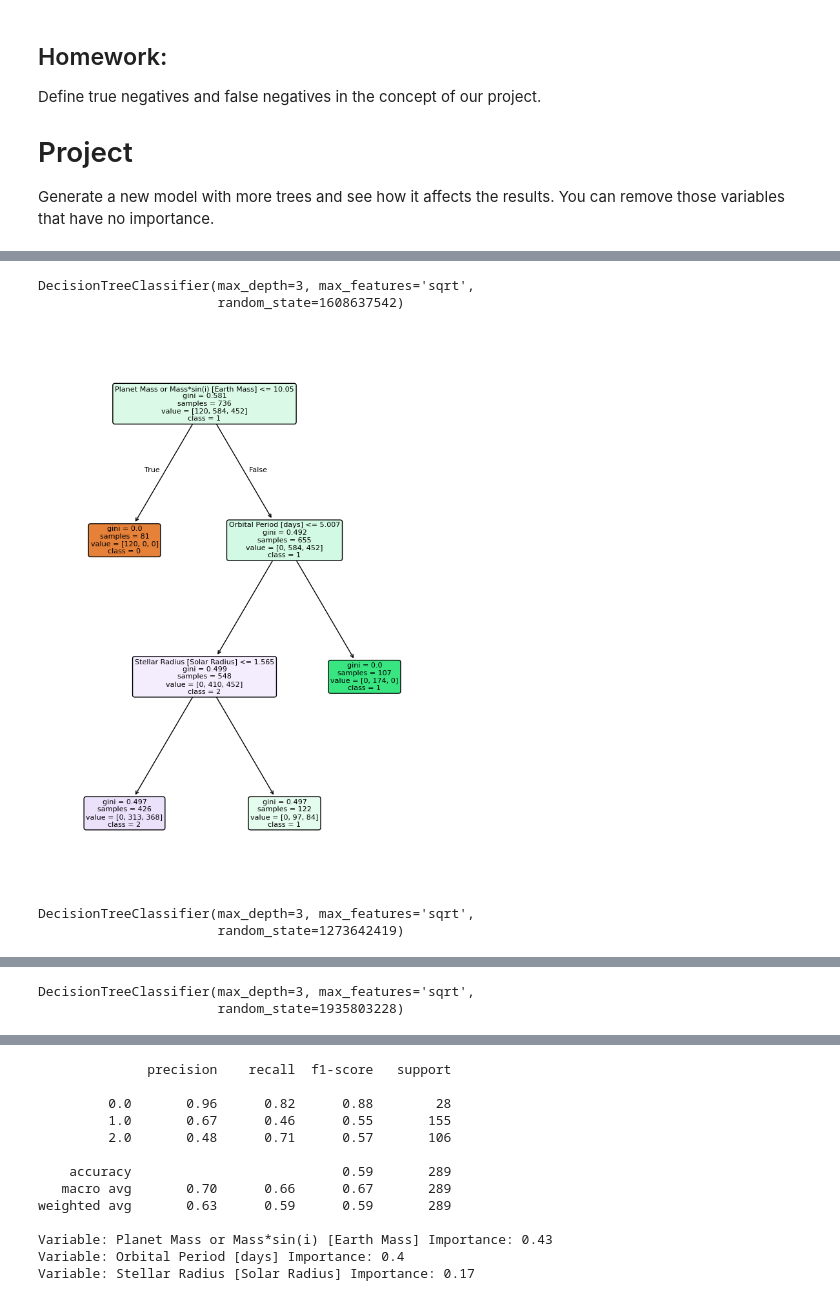
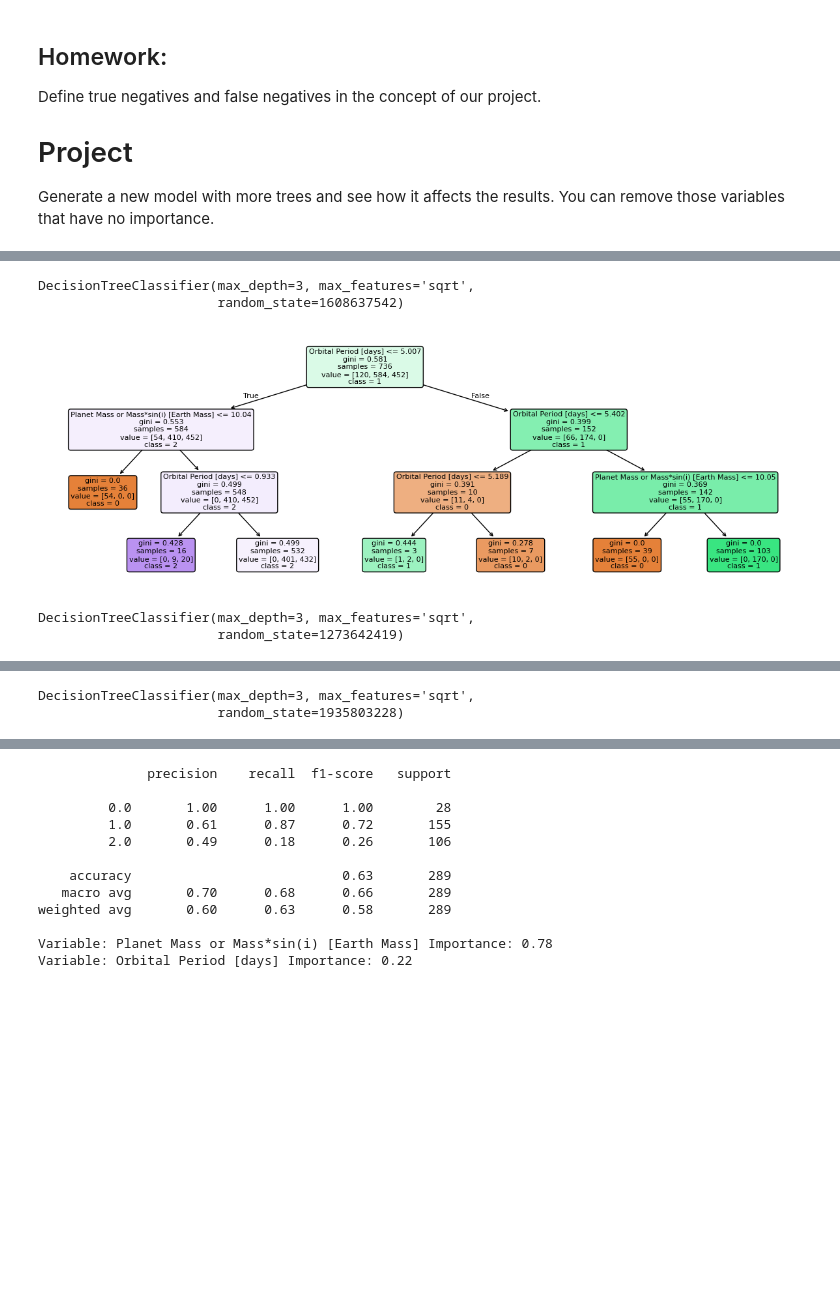
Before and after one commit to WizardOfPitty/Computational-Methods-in-Physics, a Jupyter notebook: Intro_to_Random_Forest/0_2_random_forest.ipynb, the cells around one changed output, grey strips where cells are left out. Saved outputs shown, nothing was run; the diff lists cells and outputs as text; code cells hidden in the pictures; blank space fills up the shorter version.

```diff
--- a/Intro_to_Random_Forest/0_2_random_forest.ipynb
+++ b/Intro_to_Random_Forest/0_2_random_forest.ipynb
@@ -101,10 +99,13 @@ for i, l in enumerate(lines):
 
 # define the paramters that we need, use the file: NASAExoplanet_header to find which columns of data you need
 parameters = ['Planet Mass or Mass*sin(i) [Earth Mass]',
-              'Stellar Metallicity [dex]', 'Stellar Surface Gravity [log10(cm/s**2)]'
-              ,'Stellar Mass [Solar mass]',
-              'Equilibrium Temperature [K]', 'Stellar Effective Temperature [K]',
-              'Orbital Period [days]', 'Stellar Radius [Solar Radius]','label']
+              'Stellar Metallicity [dex]',
+              'Stellar Surface Gravity [log10(cm/s**2)]',
+              'Stellar Mass [Solar mass]',
+              'Equilibrium Temperature [K]',
+              'Stellar Effective Temperature [K]',
+              'Orbital Period [days]',
+              'Stellar Radius [Solar Radius]','label']
 
 
 # store needed data
@@ -255,7 +256,7 @@ X_test_trimmed_1 = X_test.drop(['Stellar Metallicity [dex]', 'Equilibrium Temper
 
 from sklearn.ensemble import RandomForestClassifier
 
-our_model_1 = RandomForestClassifier(n_estimators=12, max_depth=3, random_state=42)
+our_model_1 = RandomForestClassifier(n_estimators=4, max_depth=3, random_state=42)
 
 our_model_1.fit(X_train_trimmed_1, y_train)
 
@@ -310,43 +318,43 @@ X_train, X_test, y_train, y_test = train_test_split(X, y, test_size=0.2, random_
 
 
 ######################### Trimming low importance parms ##################################################################################
-X_train_trimmed_2 = X_train.drop(['Stellar Metallicity [dex]', 'Stellar Surface Gravity [log10(cm/s**2)]', 'Equilibrium Temperature [K]', 'Stellar Effective Temperature [K]', 'Stellar Mass [Solar mass]'],
+X_train_trimmed_2 = X_train.drop(['Stellar Metallicity [dex]', 'Stellar Surface Gravity [log10(cm/s**2)]', 'Equilibrium Temperature [K]', 'Stellar Effective Temperature [K]', 'Stellar Mass [Solar mass]', 'Stellar Radius [Solar Radius]'],
                                axis=1)
-X_test_trimmed_2 = X_test.drop(['Stellar Metallicity [dex]', 'Stellar Surface Gravity [log10(cm/s**2)]', 'Equilibrium Temperature [K]', 'Stellar Effective Temperature [K]', 'Stellar Mass [Solar mass]'],
+X_test_trimmed_2 = X_test.drop(['Stellar Metallicity [dex]', 'Stellar Surface Gravity [log10(cm/s**2)]', 'Equilibrium Temperature [K]', 'Stellar Effective Temperature [K]', 'Stellar Mass [Solar mass]', 'Stellar Radius [Solar Radius]'],
                                axis=1)
 ####################################### Defining and training the model ###################################################################
 our_model_2 = RandomForestClassifier(n_estimators=3, max_depth=3, random_state=42)
 
 our_model_2.fit(X_train_trimmed_2, y_train)
 
 
 ###################################### Survey the forest #######################################################################################
 features = X_train_trimmed_2.columns.values
 classes = ['0', '1', '2']
 
 for estimator in our_model_2.estimators_:
     print(estimator)
-    plt.figure(figsize=(8,11))
+    plt.figure(figsize=(15,5))
     tree.plot_tree(estimator, feature_names=features, class_names=classes, fontsize=8, filled=True, rounded=True)
     plt.show()
 
 
 ################################# Make predictions #####################################################################################
 y_predicted_2 = our_model_2.predict(X_test_trimmed_2)
 
 
 
 ################################# Assessing model accuracy ####################################################################################
 cm = confusion_matrix(y_test, y_predicted_2)
 print(classification_report(y_test,y_predicted_2))
 
 importances = list(our_model_2.feature_importances_)
 feature_importances = [(feature, round(importance, 2)) for feature, importance in zip(features, importances)]
 feature_importances = sorted(feature_importances, key = lambda x: x[1], reverse = True)
 [print('Variable: {:20} Importance: {}'.format(*pair)) for pair in feature_importances];
 # %% [output]
 DecisionTreeClassifier(max_depth=3, max_features='sqrt',
                        random_state=1608637542)
-[figure, old version]
+[figure, new version]
 DecisionTreeClassifier(max_depth=3, max_features='sqrt',
                        random_state=1273642419)
@@ -357,13 +365,12 @@ DecisionTreeClassifier(max_depth=3, max_features='sqrt',
               precision    recall  f1-score   support
 
-         0.0       0.96      0.82      0.88        28
-         1.0       0.67      0.46      0.55       155
-         2.0       0.48      0.71      0.57       106
+         0.0       1.00      1.00      1.00        28
+         1.0       0.61      0.87      0.72       155
+         2.0       0.49      0.18      0.26       106
 
-    accuracy                           0.59       289
-   macro avg       0.70      0.66      0.67       289
-weighted avg       0.63      0.59      0.59       289
+    accuracy                           0.63       289
+   macro avg       0.70      0.68      0.66       289
+weighted avg       0.60      0.63      0.58       289
 
-Variable: Planet Mass or Mass*sin(i) [Earth Mass] Importance: 0.43
-Variable: Orbital Period [days] Importance: 0.4
-Variable: Stellar Radius [Solar Radius] Importance: 0.17
+Variable: Planet Mass or Mass*sin(i) [Earth Mass] Importance: 0.78
+Variable: Orbital Period [days] Importance: 0.22
```
Also changed, not shown: parts of 3 cells of this notebook.
